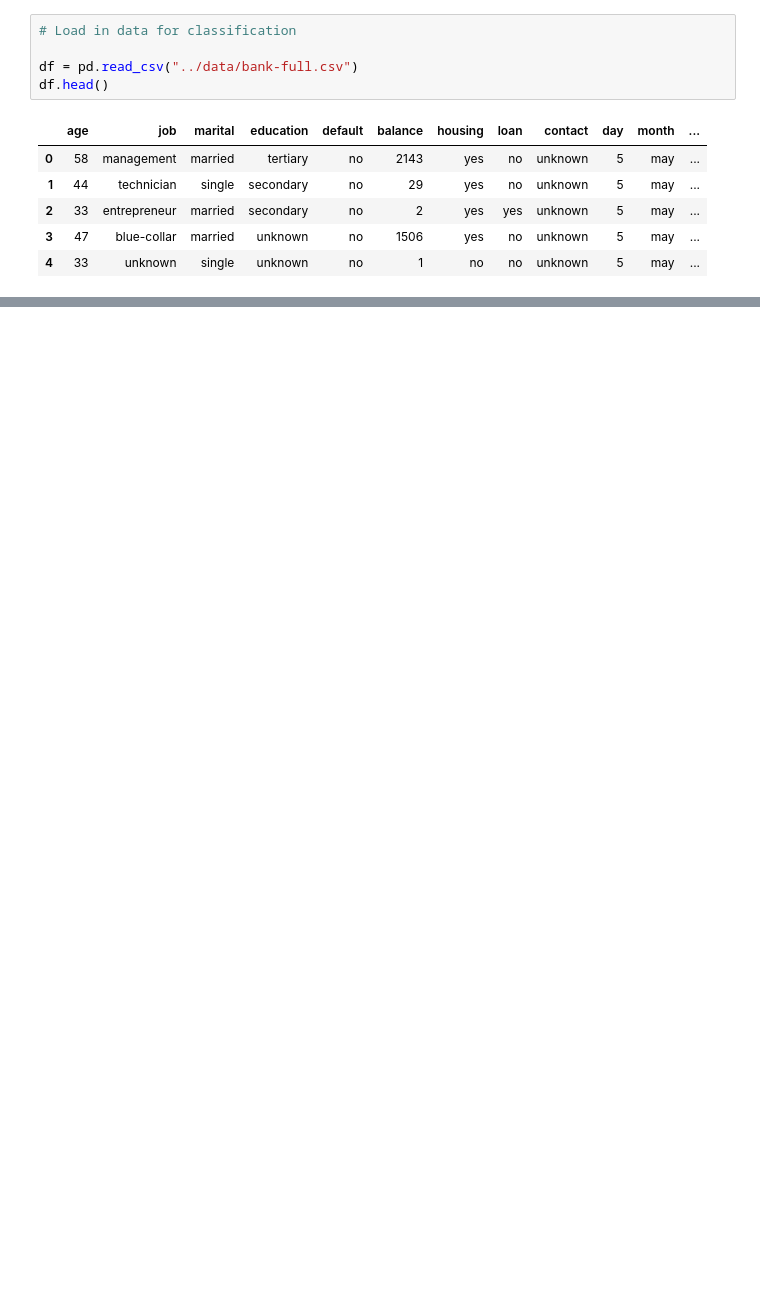
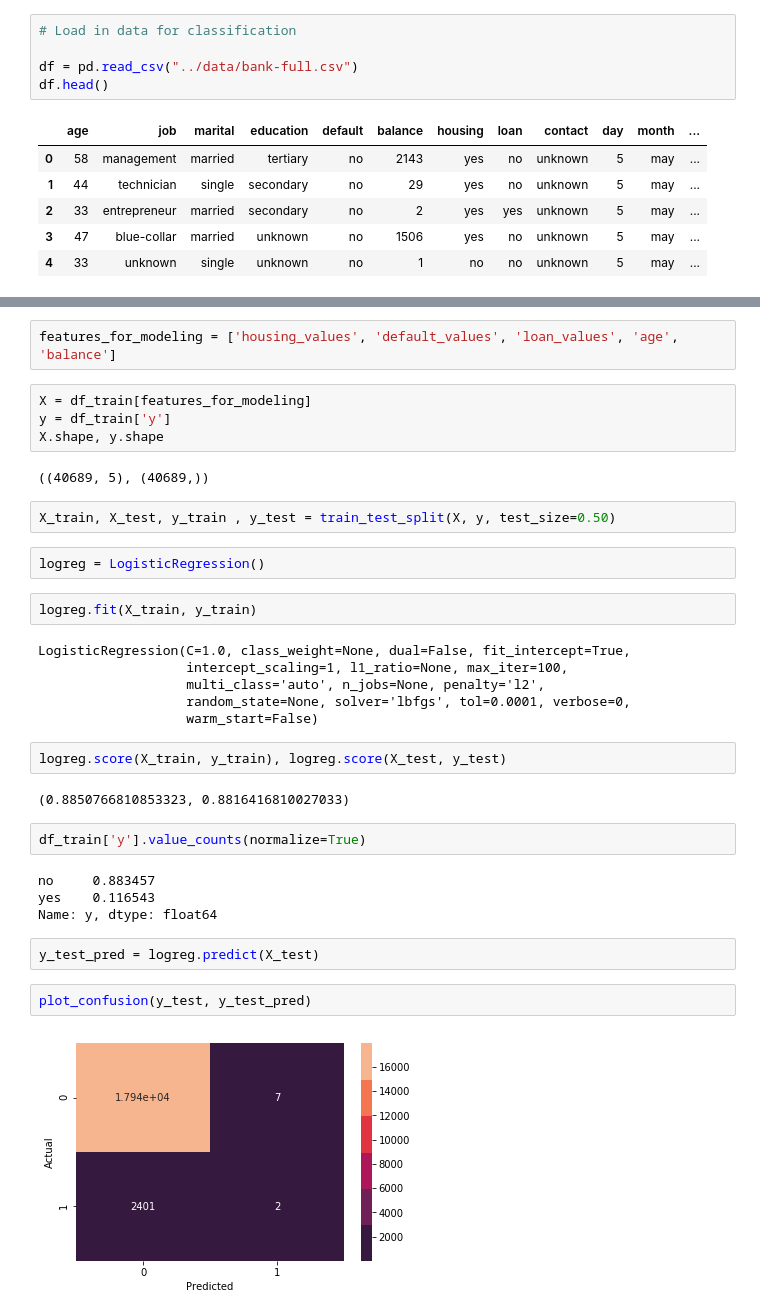
Before and after one commit to learn-co-curriculum/aug-ds-ft-2020-notebooks, a Jupyter notebook: topic26-logistic-regression-mle/lesson-logistic-regression.ipynb, the cells around one changed output, grey strips where cells are left out. Cells and saved outputs as stored; diff of their text form; blank space fills up the shorter version.

```diff
--- a/topic26-logistic-regression-mle/lesson-logistic-regression.ipynb
+++ b/topic26-logistic-regression-mle/lesson-logistic-regression.ipynb
@@ -30,0 +109,36 @@ df.head()
+# %%
+features_for_modeling = ['housing_values', 'default_values', 'loan_values', 'age', 'balance']
+# %%
+X = df_train[features_for_modeling]
+y = df_train['y']
+X.shape, y.shape
+# %% [output]
+((40689, 5), (40689,))
+# %%
+X_train, X_test, y_train , y_test = train_test_split(X, y, test_size=0.50)
+# %%
+logreg = LogisticRegression()
+# %%
+logreg.fit(X_train, y_train)
+# %% [output]
+LogisticRegression(C=1.0, class_weight=None, dual=False, fit_intercept=True,
+                   intercept_scaling=1, l1_ratio=None, max_iter=100,
+                   multi_class='auto', n_jobs=None, penalty='l2',
+                   random_state=None, solver='lbfgs', tol=0.0001, verbose=0,
+                   warm_start=False)
+# %%
+logreg.score(X_train, y_train), logreg.score(X_test, y_test)
+# %% [output]
+(0.8850766810853323, 0.8816416810027033)
+# %%
+df_train['y'].value_counts(normalize=True)
+# %% [output]
+no     0.883457
+yes    0.116543
+Name: y, dtype: float64
+# %%
+y_test_pred = logreg.predict(X_test)
+# %%
+plot_confusion(y_test, y_test_pred)
+# %% [output]
+[figure, added]
```
Also changed, not shown: parts of 26 cells of this notebook.
